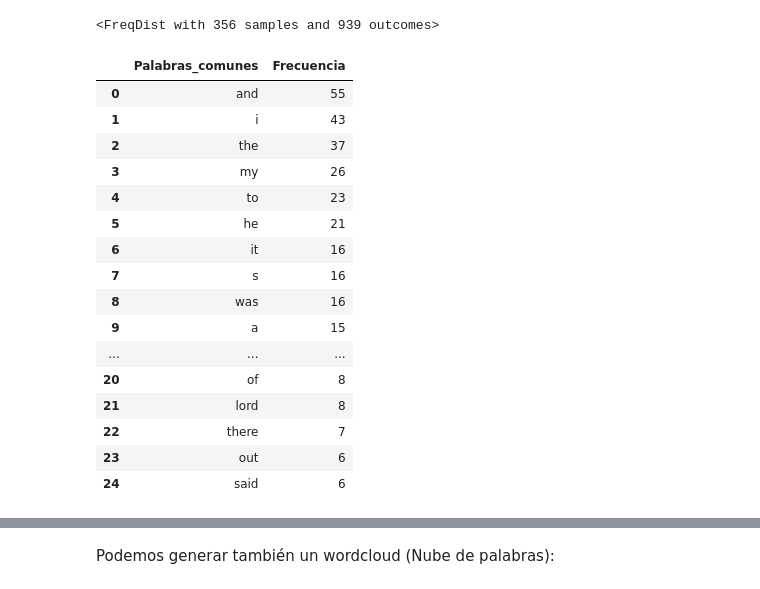
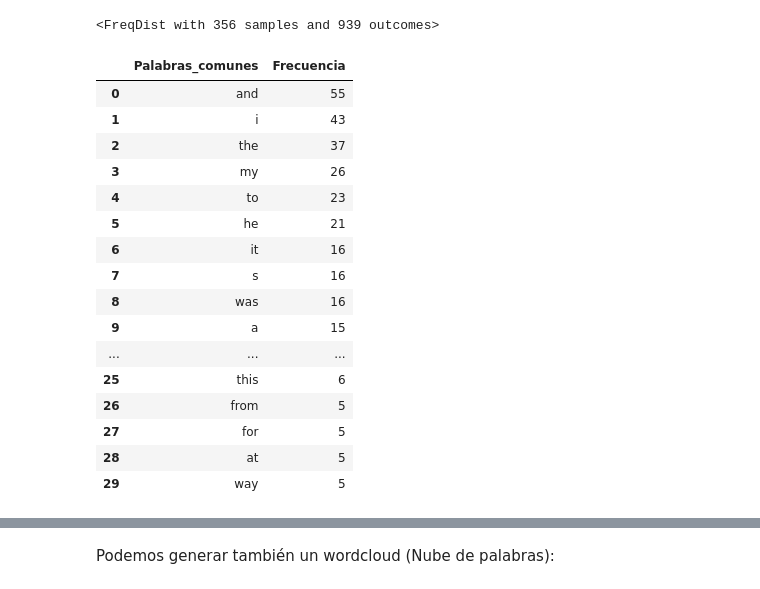
Before and after one commit to AlexV0611/Sprint_9_Text_mining, a Jupyter notebook: M9T01.ipynb, the cells around one changed output, grey strips where cells are left out. Cells and saved outputs as stored; diff of their text form; code cells hidden in the pictures.

```diff
--- a/M9T01.ipynb
+++ b/M9T01.ipynb
@@ -83,27 +82,27 @@ print(fdist)
 # %%
 # Dataframe con las palabras más comunes y sus frecuencias
 
-word_df = pd.DataFrame(fdist.most_common(25))
+word_df = pd.DataFrame(fdist.most_common(30))   # escogemos las 30 palabras más repetidas
 word_df.columns = ['Palabras_comunes','Frecuencia']
 word_df
 # %% [output]
 |  | Palabras_comunes | Frecuencia |
 | 0 | and | 55 |
 | 1 | i | 43 |
 | 2 | the | 37 |
 | 3 | my | 26 |
 | 4 | to | 23 |
 | 5 | he | 21 |
 | 6 | it | 16 |
 | 7 | s | 16 |
 | 8 | was | 16 |
 | 9 | a | 15 |
 | ... | ... | ... |
-| 20 | of | 8 |
-| 21 | lord | 8 |
-| 22 | there | 7 |
-| 23 | out | 6 |
-| 24 | said | 6 |
+| 25 | this | 6 |
+| 26 | from | 5 |
+| 27 | for | 5 |
+| 28 | at | 5 |
+| 29 | way | 5 |
 # %%
 import matplotlib.pyplot as plt
 
```
Also changed, not shown: parts of 12 cells of this notebook.
